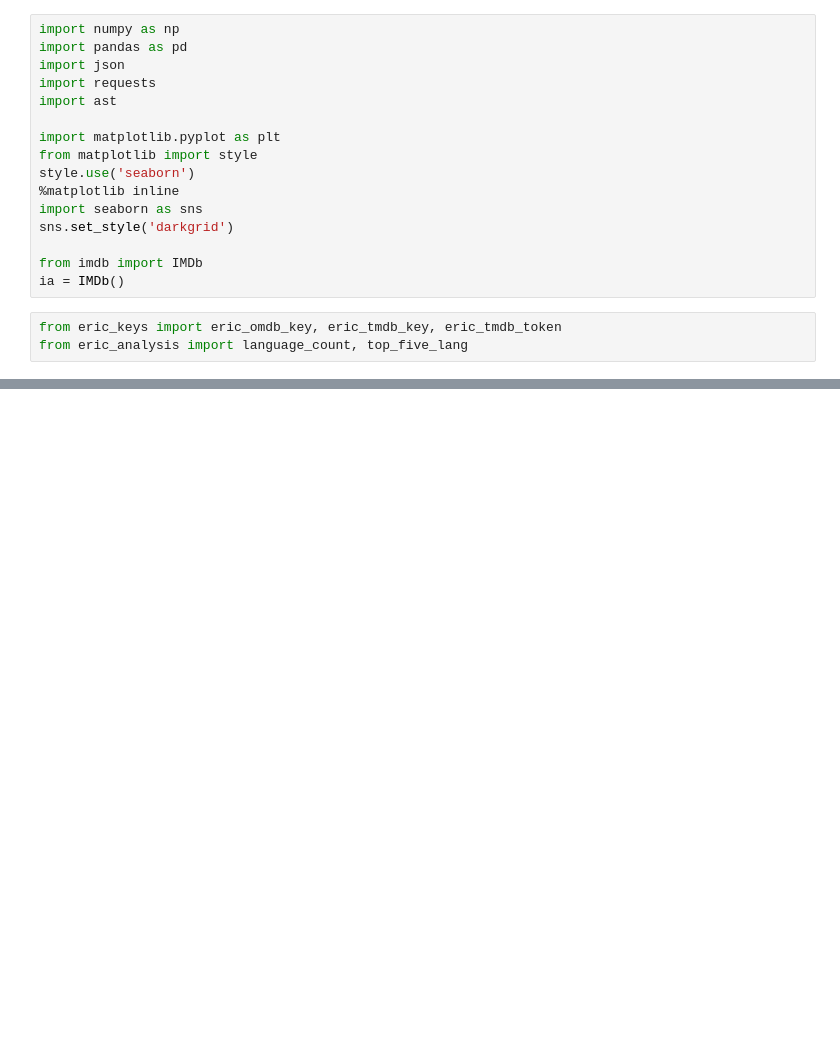
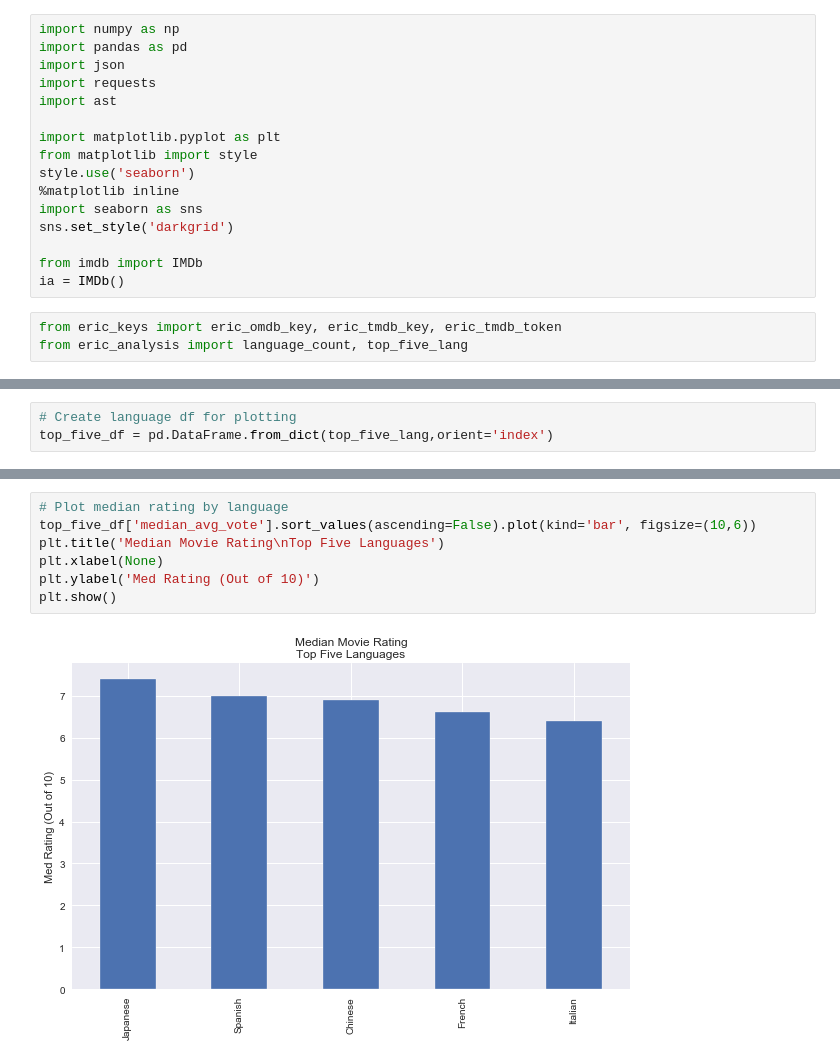
Before and after one commit to EricB10/movie_eda, a Jupyter notebook: eric_notebook.ipynb, the cells around one changed output, grey strips where cells are left out. Saved outputs shown, nothing was run; the diff lists cells and outputs as text; blank space fills up the shorter version.

```diff
--- a/eric_notebook.ipynb
+++ b/eric_notebook.ipynb
@@ -40,0 +45,3 @@ df
+# %%
+# Create language df for plotting
+top_five_df = pd.DataFrame.from_dict(top_five_lang,orient='index')
@@ -179,0 +82,9 @@ plt.show()
+# %%
+# Plot median rating by language
+top_five_df['median_avg_vote'].sort_values(ascending=False).plot(kind='bar', figsize=(10,6))
+plt.title('Median Movie Rating\nTop Five Languages')
+plt.xlabel(None)
+plt.ylabel('Med Rating (Out of 10)')
+plt.show()
+# %% [output]
+[figure, added]
```
Also changed, not shown: parts of 22 cells of this notebook, 2 other files.
